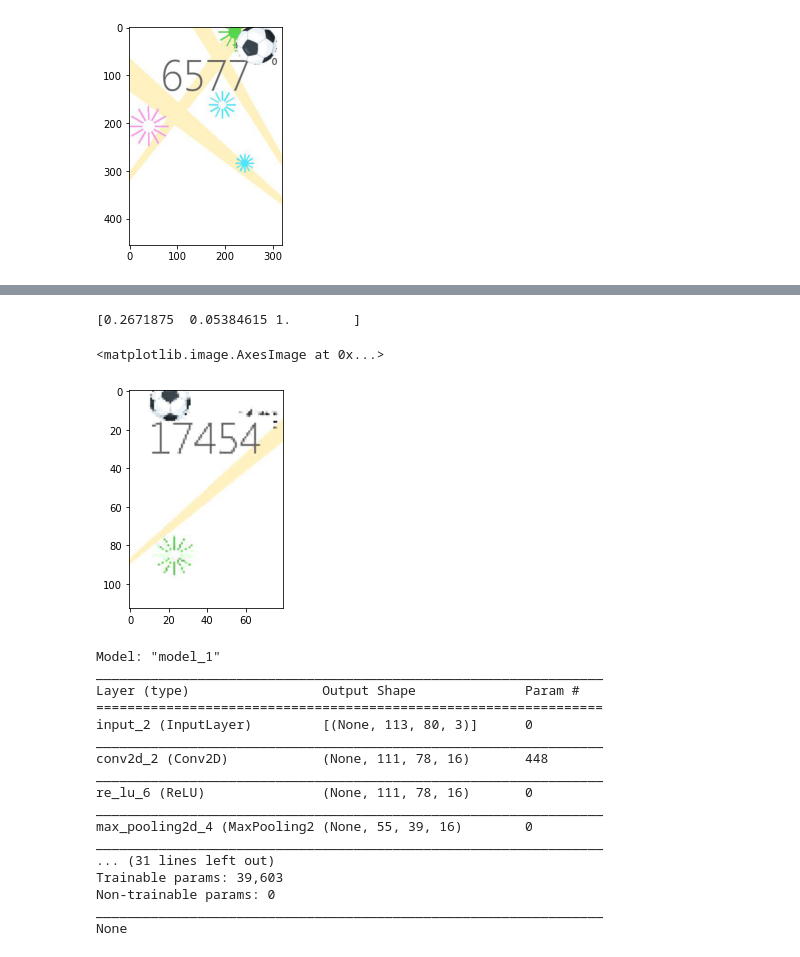
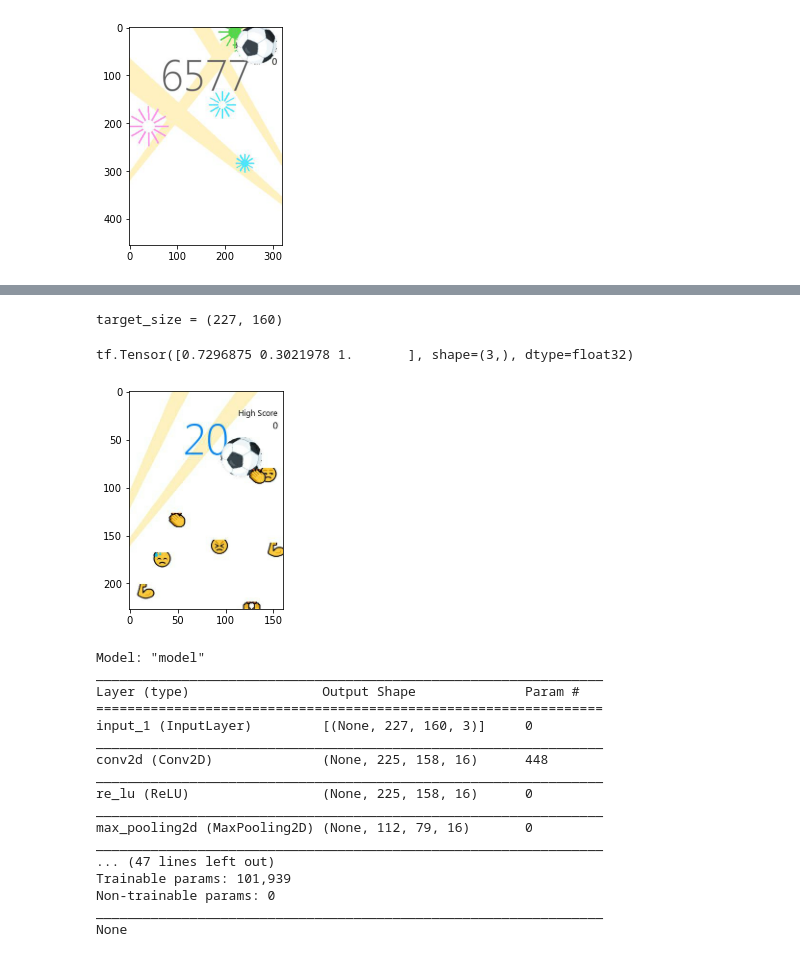
Before and after one commit to williamyang98/SoccerBot, a Jupyter notebook: notebooks/Model.ipynb, the cells around one changed output, grey strips where cells are left out. Cells and saved outputs as stored; diff of their text form; code cells hidden in the pictures.

Commit message:
Added tfrecord trained model

```diff
--- a/notebooks/Model.ipynb
+++ b/notebooks/Model.ipynb
@@ -77,9 +36,23 @@ batch = training_generator.next()
-# %%
-i = 12
-X, y = batch[0][i], batch[1][i]
-print(y)
-plt.imshow(X)
-# %% [output]
-[0.2671875  0.05384615 1.        ]
-<matplotlib.image.AxesImage at 0x...>
-[figure, removed]
+# %%
+# model_name = "cnn_113_80.h5f"
+# large = False
+
+model_name = "cnn_227_160.h5f"
+large = True
+
+import re
+p = re.compile(r"cnn_(\d+)_(\d+).h5f")
+h, w = p.findall(model_name)[0]
+h, w = int(h), int(w)
+
+TARGET_SIZE = (h, w)
+
+# ZOOM_FACTOR = 2
+# TARGET_SIZE = (SRC_HEIGHT//ZOOM_FACTOR, SRC_WIDTH//ZOOM_FACTOR)
+
+print(f"target_size = {TARGET_SIZE}")
+
+OUTPUT_SHAPE = 3
+BATCH_SIZE = 128
+# %% [output]
+target_size = (227, 160)
@@ -86,3 +130,14 @@ plt.imshow(X)
+# %%
+# for images, labels in train_dataset.take(1):
+#     break
+for i, (image, label) in enumerate(zip(images, labels)):
+    print(label)
+    plt.imshow(image)
+    plt.show()
+    break
+# %% [output]
+tf.Tensor([0.7296875 0.3021978 1.       ], shape=(3,), dtype=float32)
+[figure, added]
 # %%
 def detect_accuracy(y_true, y_pred, thresh=0.8):
     true_cls = y_true[:,2]
@@ -132,7 +187,11 @@ def create_model(large=False):
 
     x = SeparableConv2D(64, (3, 3))(x)
     x = ReLU()(x)
-    x = MaxPooling2D((3, 3))(x)
+
+    if large:
+        x = MaxPooling2D((2, 2))(x)
+    else:
+        x = MaxPooling2D((3, 3))(x)
 
 #     x_skip = Conv2D(64, (16, 16))(x_skip)
 #     x_skip = MaxPooling2D((17,17))(x_skip)
@@ -167,31 +226,33 @@ def create_model(large=False):
     model = keras.Model(inputs=inputs, outputs=outputs)
     return model
 
-model = create_model()
+model = create_model(large=large)
+
+model.load_weights(os.path.join(MODEL_DIR, model_name))
+#model.load_weights(os.path.join(MODEL_DIR, "cnn_227_160.h5f"))
+
 model.compile(
     optimizer=keras.optimizers.Adam(lr=1e-3),
     loss="mae",
-    metrics=[detect_accuracy, position_accuracy, "accuracy"],
+    metrics=[detect_accuracy, position_accuracy],
 )
 
-model.load_weights("../models/cnn_113_80.h5f")
-
 print(model.summary())
 # %% [output]
-Model: "model_1"
+Model: "model"
 _________________________________________________________________
 Layer (type)                 Output Shape              Param #
 =================================================================
-input_2 (InputLayer)         [(None, 113, 80, 3)]      0
+input_1 (InputLayer)         [(None, 227, 160, 3)]     0
 _________________________________________________________________
-conv2d_2 (Conv2D)            (None, 111, 78, 16)       448
+conv2d (Conv2D)              (None, 225, 158, 16)      448
 _________________________________________________________________
-re_lu_6 (ReLU)               (None, 111, 78, 16)       0
+re_lu (ReLU)                 (None, 225, 158, 16)      0
 _________________________________________________________________
-max_pooling2d_4 (MaxPooling2 (None, 55, 39, 16)        0
+max_pooling2d (MaxPooling2D) (None, 112, 79, 16)       0
 _________________________________________________________________
-... (31 lines left out)
-Trainable params: 39,603
+... (47 lines left out)
+Trainable params: 101,939
 Non-trainable params: 0
 _________________________________________________________________
 None
```
Also changed, not shown: parts of 13 cells of this notebook, 7 other files.
